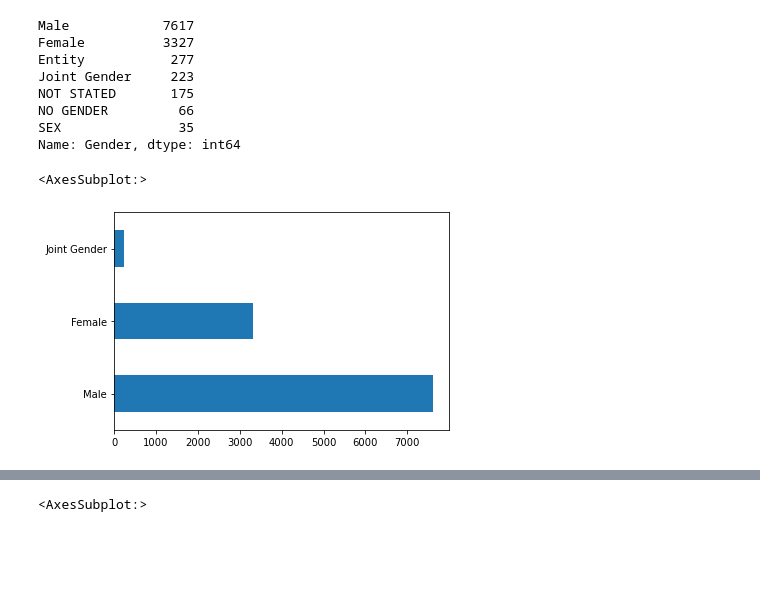
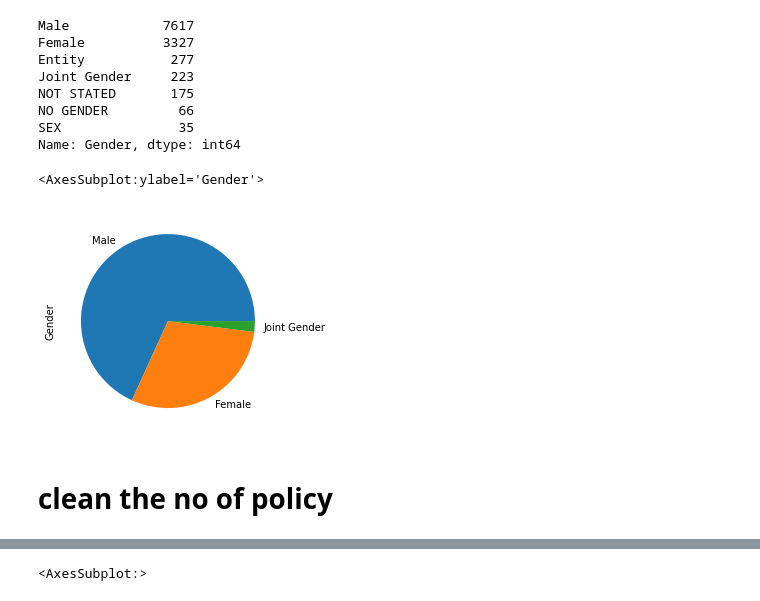
Before and after one commit to aesopske-org/AutoInland-zindi-challenge, a Jupyter notebook: Data Cleaning and EDA.ipynb, the cells around one changed output, grey strips where cells are left out. Cells and saved outputs as stored; diff of their text form; code cells hidden in the pictures; blank space fills up the shorter version.

```diff
--- a/Data Cleaning and EDA.ipynb
+++ b/Data Cleaning and EDA.ipynb
@@ -5,7 +7,7 @@ os.listdir()
 import matplotlib.pyplot as plt
 import numpy as np
 # %%
-train = pd.read_csv('Train.csv')
+train = pd.read_csv('data/Train.csv')
 train.head(60)
 # %% [output]
 |  | ID | Policy Start Date | Policy End Date | Gender | Age | First Transaction Date | No_Pol | ... |
@@ -113,7 +124,9 @@ train['Gender'] = clean
     #else:
        # gender.append(i)
 # %%
-train["Gender"].value_counts().plot(kind = "barh")
+train["Gender"].value_counts().plot(kind = "pie")
 # %% [output]
-<AxesSubplot:>
+<AxesSubplot:ylabel='Gender'>
-[figure, old version]
+[figure, new version]
+# %% [markdown]
+# clean the no of policy
```
Also changed, not shown: parts of 40 cells of this notebook.
